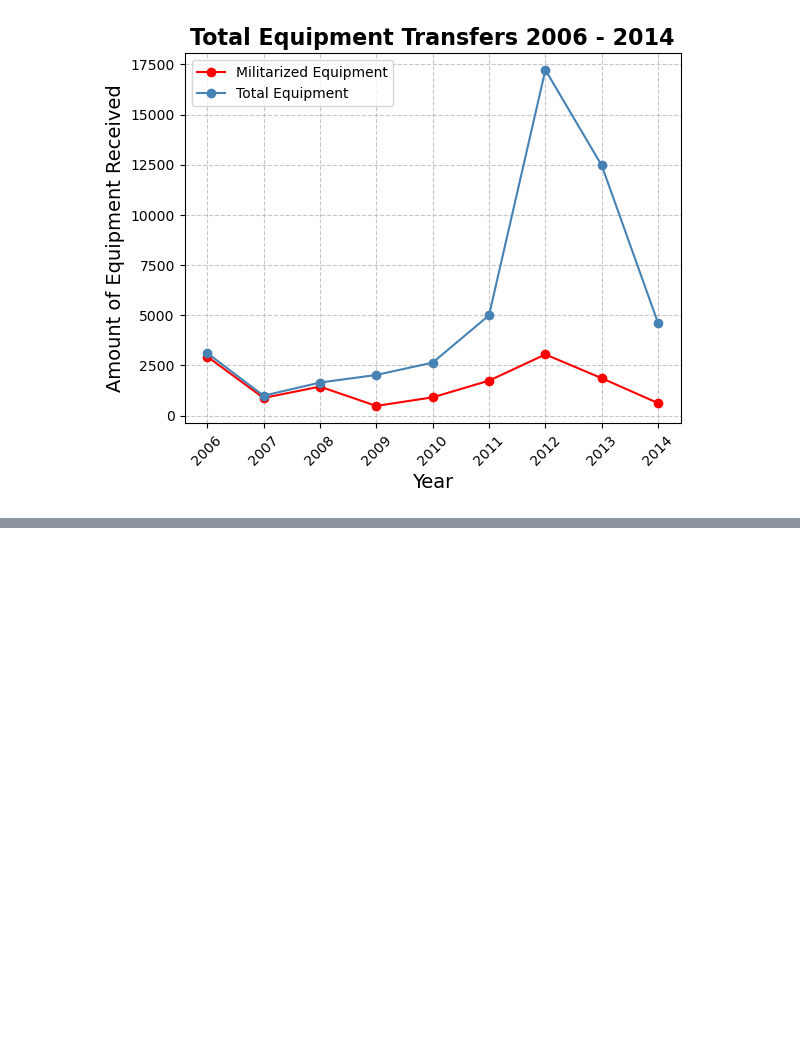
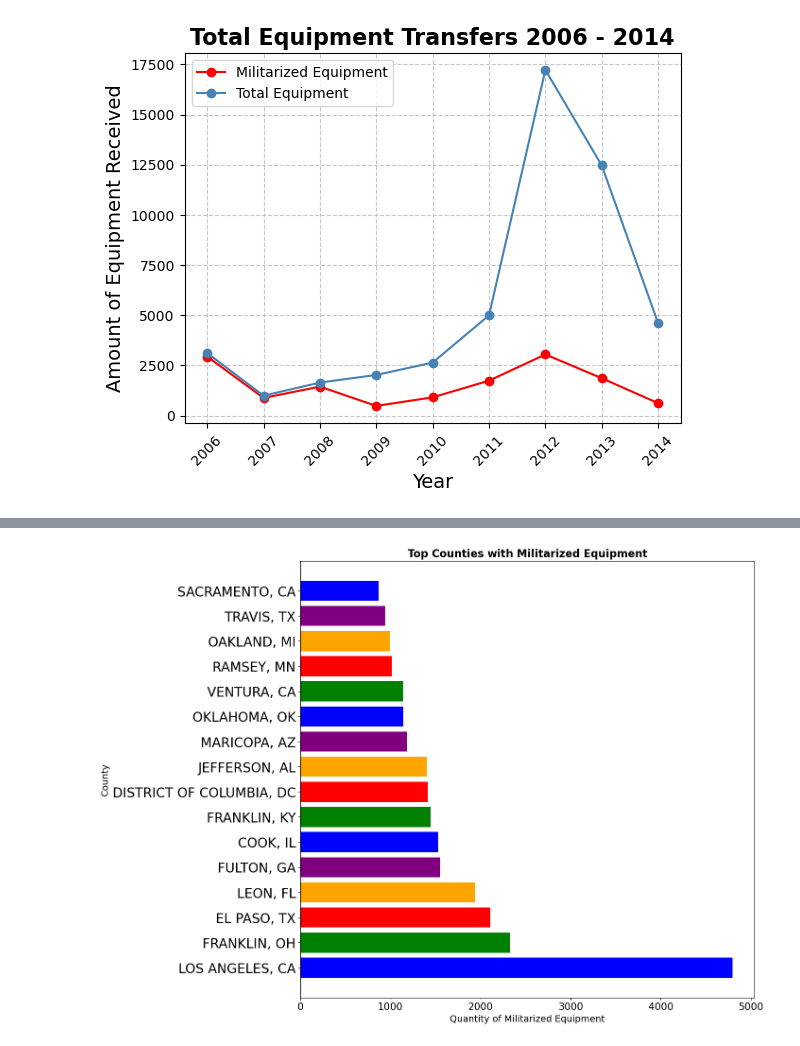
Before and after one commit to cat-mang/LESO_Analysis_Proj, a Jupyter notebook: notebooks/leso_graphs.ipynb, the cells around one changed output, grey strips where cells are left out. Saved outputs shown, nothing was run; the diff lists cells and outputs as text; code cells hidden in the pictures; blank space fills up the shorter version.

```diff
--- a/notebooks/leso_graphs.ipynb
+++ b/notebooks/leso_graphs.ipynb
@@ -181,13 +181,13 @@ plt.show()
 # %%
 #Equipment By County
-county_count = mil_equip.groupby(['State', 'County']).count()
+county_count = mil_equip.groupby(['State', 'County']).sum(numeric_only=True)
 county_df = county_count.reset_index()
-county_df = county_df.sort_values(by='Unique ID', ascending=False)
+county_df = county_df.sort_values(by='Mil Equip Quantity', ascending=False)
 
 
 county_df['County_State'] = county_df['County'] + ', ' + county_df['State']
 county_df.head()
 
-#Counties and States with Over 500 Fatalities
+#Counties and States with a lot of mil equip
 top_counties = county_df.iloc[:16]
 top_counties
@@ -193,0 +212,21 @@ top_counties
+# %%
+# Plot horizontal bar chart
+colors = ['blue', 'green', 'red', 'orange', 'purple']
+plt.figure(figsize=(16, 12))
+plt.barh(top_counties['County_State'], top_counties['Mil Equip Quantity'], color=colors)
+
+# Add labels and title
+plt.xlabel('Quantity of Militarized Equipment', fontsize=14)
+plt.ylabel('County', fontsize=14)
+plt.title('Top Counties with Militarized Equipment', fontsize=16, fontweight='bold')
+
+
+# Set spacing between y-axis ticks
+plt.yticks(fontsize=20)
+plt.xticks(fontsize=15)  # Adjust font size for state labels
+plt.subplots_adjust(left=0.3)  # Adjust left margin to make space for longer state names
+
+# Show plot
+plt.show()
+# %% [output]
+[figure, added]
```
Also changed, not shown: parts of 2 cells of this notebook, 2 other files.
